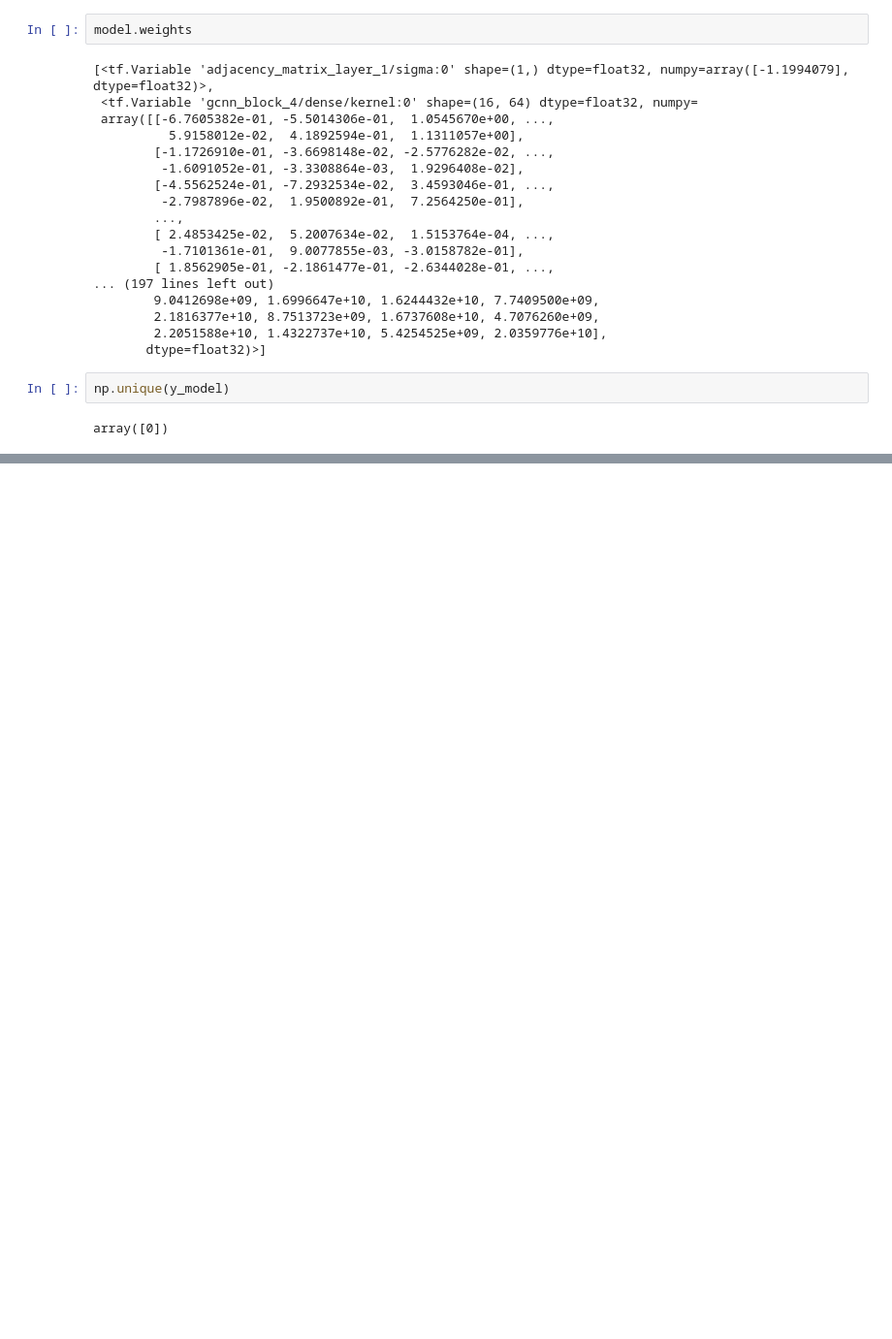
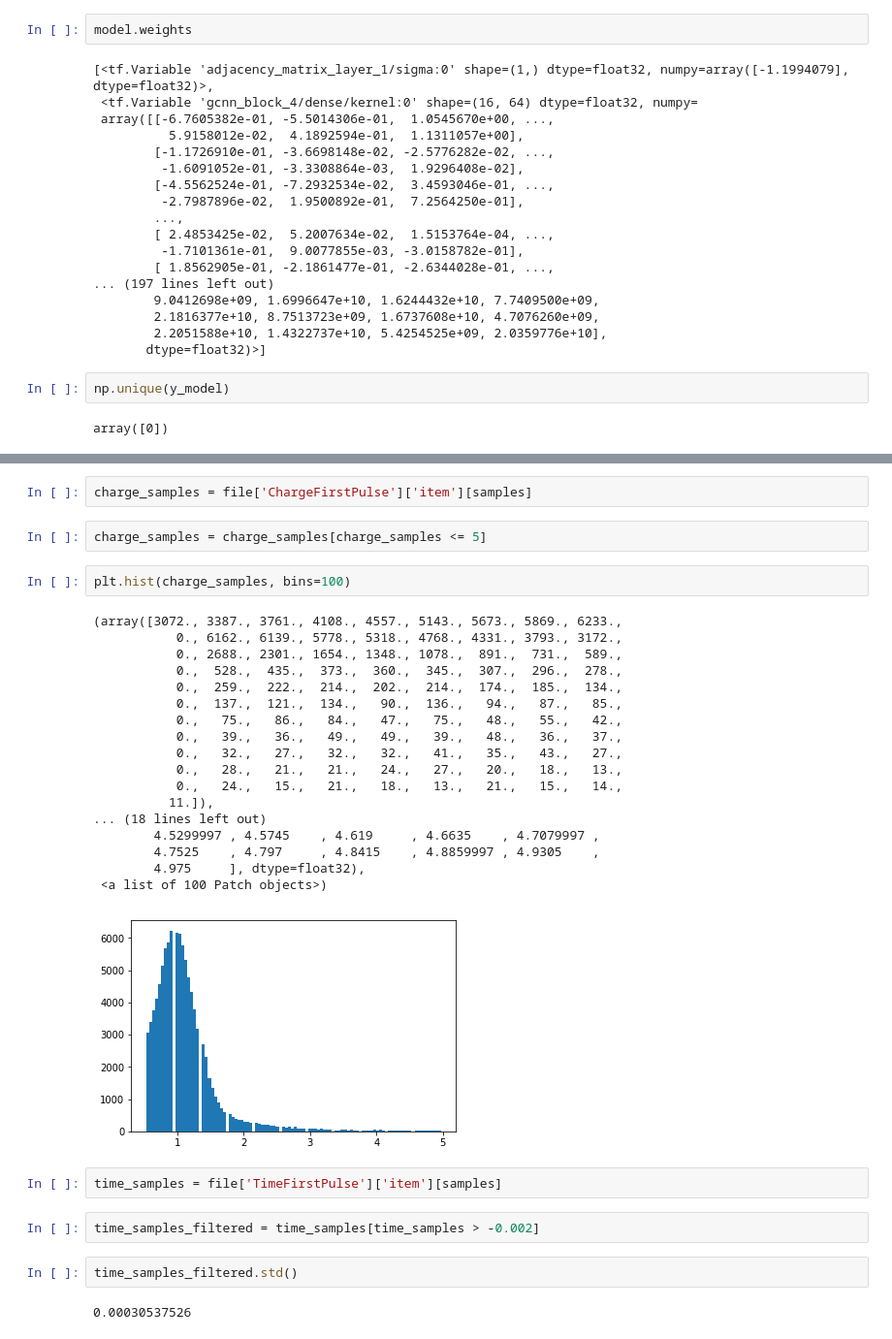
Before and after one commit to ruian1/NuIntClassification, a Jupyter notebook: baselines.ipynb, the cells around one changed output, grey strips where cells are left out. Shown at 97% size. Saved outputs shown, nothing was run; the diff lists cells and outputs as text; blank space fills up the shorter version.

```diff
--- a/baselines.ipynb
+++ b/baselines.ipynb
@@ -193,0 +237,33 @@ array([0])
+# %%
+charge_samples = file['ChargeFirstPulse']['item'][samples]
+# %%
+charge_samples = charge_samples[charge_samples <= 5]
+# %%
+plt.hist(charge_samples, bins=100)
+# %% [output]
+(array([3072., 3387., 3761., 4108., 4557., 5143., 5673., 5869., 6233.,
+           0., 6162., 6139., 5778., 5318., 4768., 4331., 3793., 3172.,
+           0., 2688., 2301., 1654., 1348., 1078.,  891.,  731.,  589.,
+           0.,  528.,  435.,  373.,  360.,  345.,  307.,  296.,  278.,
+           0.,  259.,  222.,  214.,  202.,  214.,  174.,  185.,  134.,
+           0.,  137.,  121.,  134.,   90.,  136.,   94.,   87.,   85.,
+           0.,   75.,   86.,   84.,   47.,   75.,   48.,   55.,   42.,
+           0.,   39.,   36.,   49.,   49.,   39.,   48.,   36.,   37.,
+           0.,   32.,   27.,   32.,   32.,   41.,   35.,   43.,   27.,
+           0.,   28.,   21.,   21.,   24.,   27.,   20.,   18.,   13.,
+           0.,   24.,   15.,   21.,   18.,   13.,   21.,   15.,   14.,
+          11.]),
+... (18 lines left out)
+        4.5299997 , 4.5745    , 4.619     , 4.6635    , 4.7079997 ,
+        4.7525    , 4.797     , 4.8415    , 4.8859997 , 4.9305    ,
+        4.975     ], dtype=float32),
+ <a list of 100 Patch objects>)
+[figure, added]
+# %%
+time_samples = file['TimeFirstPulse']['item'][samples]
+# %%
+time_samples_filtered = time_samples[time_samples > -0.002]
+# %%
+time_samples_filtered.std()
+# %% [output]
+0.00030537526
```
Also changed, not shown: parts of 10 cells of this notebook, 2 other files.
